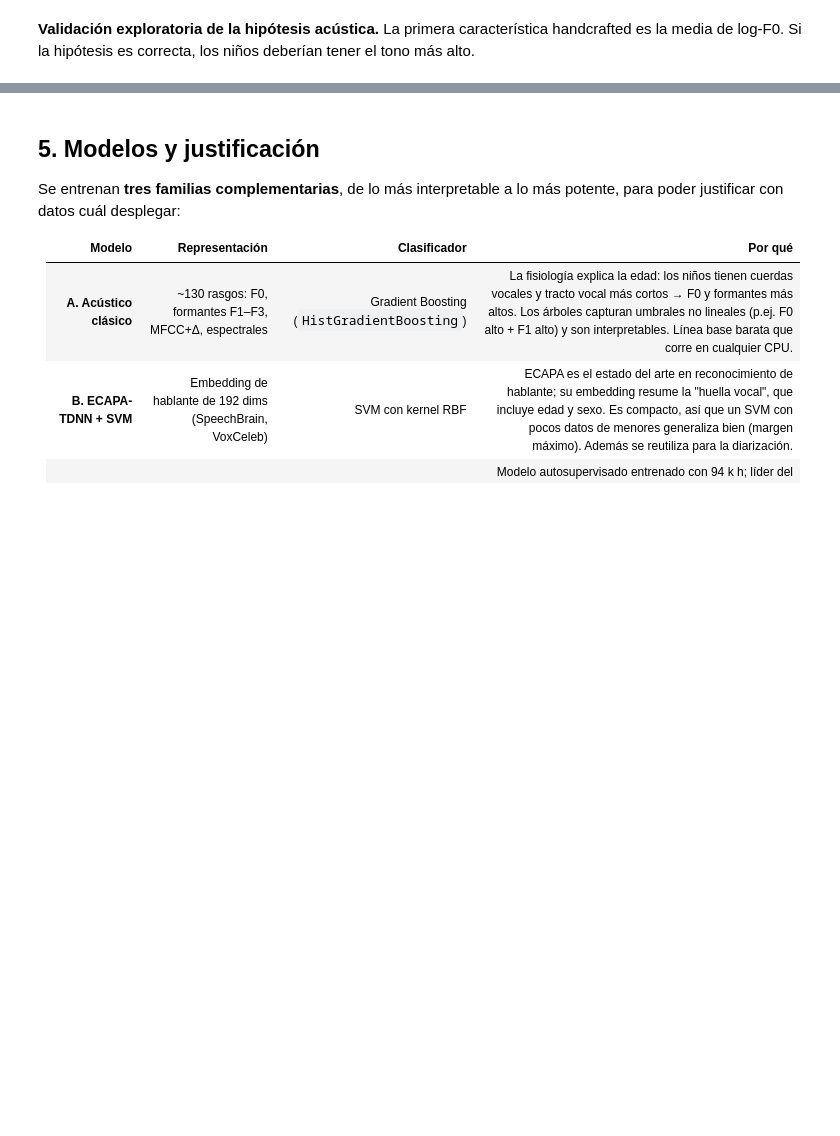
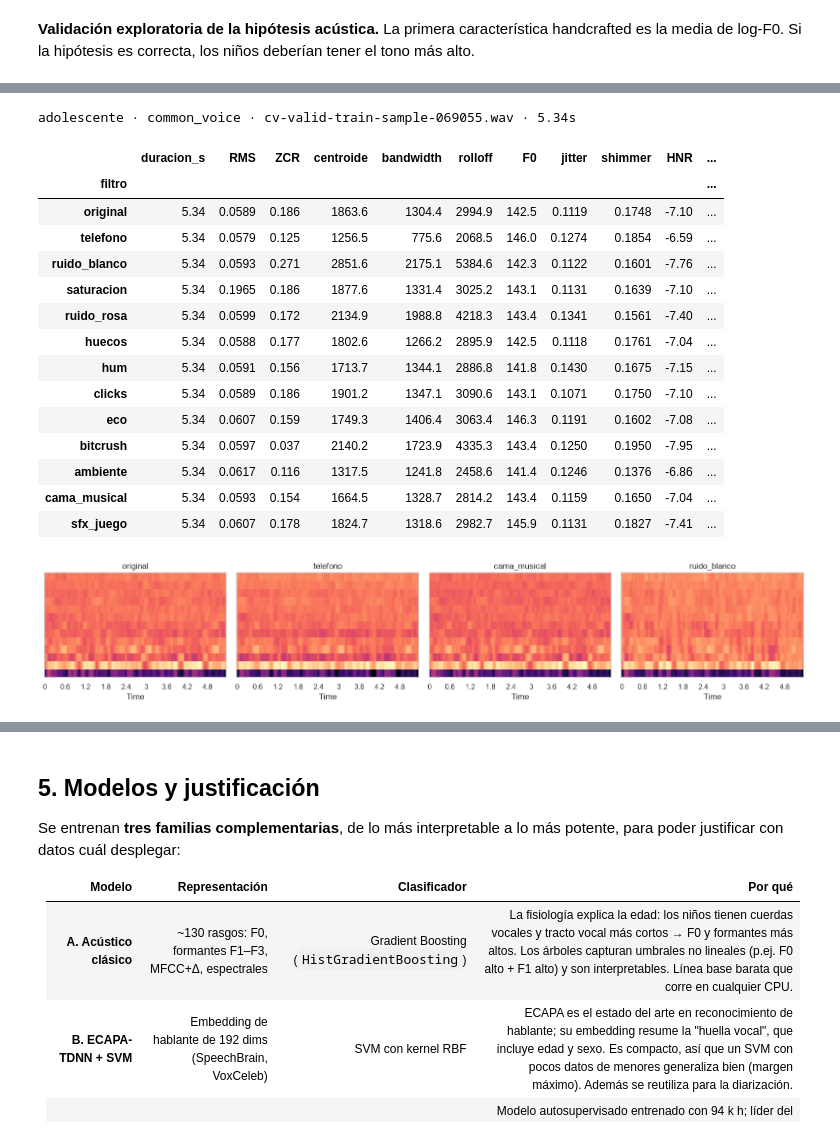
Before and after one commit to Joacimxd/Antigrooming-MLaudio, a Jupyter notebook: notebooks/riesgo_grooming_edad_voz.ipynb, the cells around one changed output, grey strips where cells are left out. Cells and saved outputs as stored; diff of their text form; code cells hidden in the pictures; blank space fills up the shorter version.

```diff
--- a/notebooks/riesgo_grooming_edad_voz.ipynb
+++ b/notebooks/riesgo_grooming_edad_voz.ipynb
@@ -217,0 +474,20 @@ plt.title("Tono fundamental por grupo de edad"); plt.show()
+# %%
+tabla_adolescente = experimento_clase("adolescente")
+# %% [output]
+adolescente · common_voice · cv-valid-train-sample-069055.wav · 5.34s
+|  | duracion_s | RMS | ZCR | centroide | bandwidth | rolloff | F0 | jitter | shimmer | HNR | ... |
+| filtro |  |  |  |  |  |  |  |  |  |  | ... |
+| original | 5.34 | 0.0589 | 0.186 | 1863.6 | 1304.4 | 2994.9 | 142.5 | 0.1119 | 0.1748 | -7.10 | ... |
+| telefono | 5.34 | 0.0579 | 0.125 | 1256.5 | 775.6 | 2068.5 | 146.0 | 0.1274 | 0.1854 | -6.59 | ... |
+| ruido_blanco | 5.34 | 0.0593 | 0.271 | 2851.6 | 2175.1 | 5384.6 | 142.3 | 0.1122 | 0.1601 | -7.76 | ... |
+| saturacion | 5.34 | 0.1965 | 0.186 | 1877.6 | 1331.4 | 3025.2 | 143.1 | 0.1131 | 0.1639 | -7.10 | ... |
+| ruido_rosa | 5.34 | 0.0599 | 0.172 | 2134.9 | 1988.8 | 4218.3 | 143.4 | 0.1341 | 0.1561 | -7.40 | ... |
+| huecos | 5.34 | 0.0588 | 0.177 | 1802.6 | 1266.2 | 2895.9 | 142.5 | 0.1118 | 0.1761 | -7.04 | ... |
+| hum | 5.34 | 0.0591 | 0.156 | 1713.7 | 1344.1 | 2886.8 | 141.8 | 0.1430 | 0.1675 | -7.15 | ... |
+| clicks | 5.34 | 0.0589 | 0.186 | 1901.2 | 1347.1 | 3090.6 | 143.1 | 0.1071 | 0.1750 | -7.10 | ... |
+| eco | 5.34 | 0.0607 | 0.159 | 1749.3 | 1406.4 | 3063.4 | 146.3 | 0.1191 | 0.1602 | -7.08 | ... |
+| bitcrush | 5.34 | 0.0597 | 0.037 | 2140.2 | 1723.9 | 4335.3 | 143.4 | 0.1250 | 0.1950 | -7.95 | ... |
+| ambiente | 5.34 | 0.0617 | 0.116 | 1317.5 | 1241.8 | 2458.6 | 141.4 | 0.1246 | 0.1376 | -6.86 | ... |
+| cama_musical | 5.34 | 0.0593 | 0.154 | 1664.5 | 1328.7 | 2814.2 | 143.4 | 0.1159 | 0.1650 | -7.04 | ... |
+| sfx_juego | 5.34 | 0.0607 | 0.178 | 1824.7 | 1318.6 | 2982.7 | 145.9 | 0.1131 | 0.1827 | -7.41 | ... |
+[figure, added]
```
Also changed, not shown: parts of 14 cells of this notebook, 1 other file.
